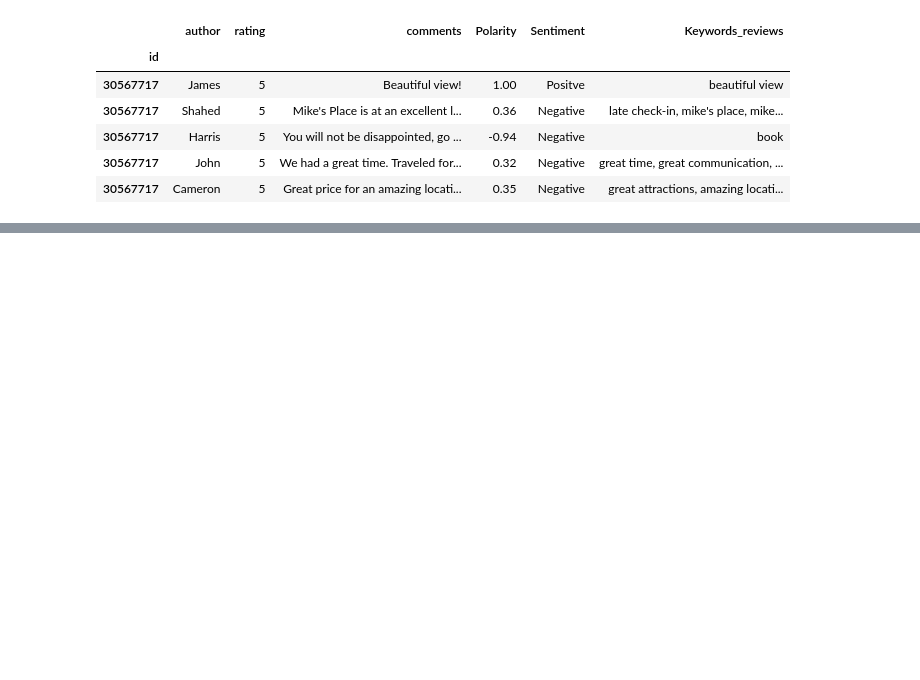
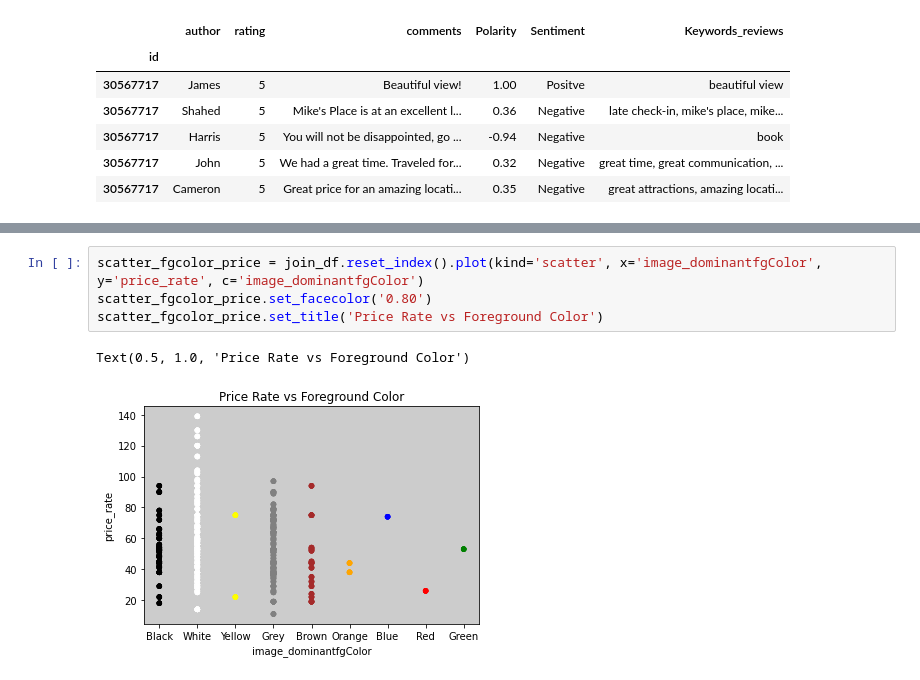
Before and after one commit to C-milo/SDM_FinalProject, a Jupyter notebook: airbnb_plots.ipynb, the cells around one changed output, grey strips where cells are left out. Saved outputs shown, nothing was run; the diff lists cells and outputs as text; blank space fills up the shorter version.

```diff
--- a/airbnb_plots.ipynb
+++ b/airbnb_plots.ipynb
@@ -100,0 +118,7 @@ listing.loc[listing.index == 30567717]
+# %%
+scatter_fgcolor_price = join_df.reset_index().plot(kind='scatter', x='image_dominantfgColor', y='price_rate', c='image_dominantfgColor')
+scatter_fgcolor_price.set_facecolor('0.80')
+scatter_fgcolor_price.set_title('Price Rate vs Foreground Color')
+# %% [output]
+Text(0.5, 1.0, 'Price Rate vs Foreground Color')
+[figure, added]
```
Also changed, not shown: parts of 3 cells of this notebook.
